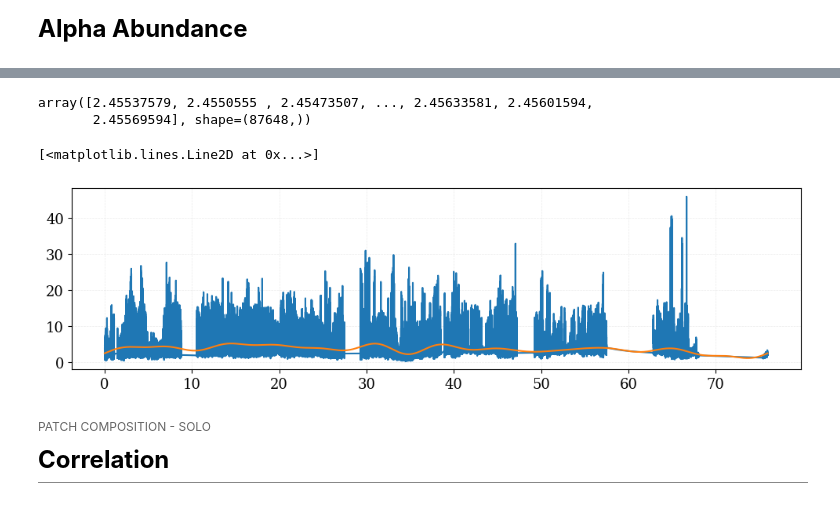
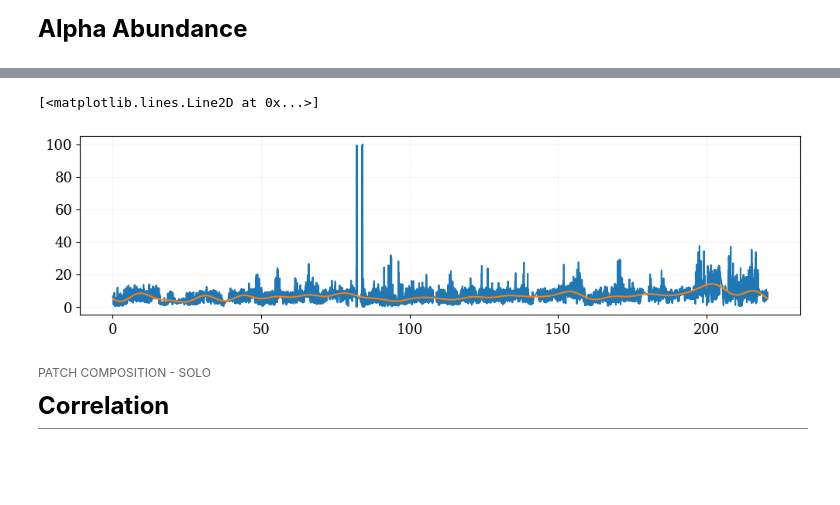
Before and after one commit to TristanVrg/patch-composition, a Jupyter notebook: Analysis/patch-solo.ipynb, the cells around one changed output, grey strips where cells are left out. Saved outputs shown, nothing was run; the diff lists cells and outputs as text; code cells hidden in the pictures; blank space fills up the shorter version.

```diff
--- a/Analysis/patch-solo.ipynb
+++ b/Analysis/patch-solo.ipynb
@@ -226,6 +227,8 @@ Fourier Analysis
 </p>
 
 </div>
+# %%
+f_cut = 9.3e-2
 # %% [markdown]
 <div style="
     font-family: 'Times New Roman', serif;
@@ -310,2 +313,15 @@ from f_patch import _read_velocirap_file, resample_dataframe
 # %%
-data = _read_velocirap_file(start_SOLO, stop_SOLO)
+velocirap = False
+
+if velocirap:
+    data = _read_velocirap_file(start_SOLO, stop_SOLO)
+    data_res = resample_dataframe(data, data_solo.index)
+
+else:
+    l3_path = spz.inventories.data_tree.amda.DerivedParameters
+    Na = spz.get_data(l3_path.pas_na_nomag, start_SOLO, stop_SOLO).to_dataframe()
+    Np = spz.get_data(l3_path.pas_np_nomag, start_SOLO, stop_SOLO).to_dataframe()
+    data = pd.concat([Np, Na],axis=1)
+    data_res = resample_dataframe(data, data_solo.index)
+
+data_res
@@ -346,7 +342,12 @@ data_res
 # %%
-alpha_abundance_SOLO = (data_res['Na'] / (data_res['Na'] + data_res['Np'])) * 100
-alpha_percent = pd.DataFrame(alpha_abundance_SOLO)
-alpha_percent.columns = ["a_percent"]
+if velocirap:
+    alpha_abundance_SOLO = (data_res['Na'] / (data_res['Na'] + data_res['Np'])) * 100
+    alpha_percent = pd.DataFrame(alpha_abundance_SOLO)
+    alpha_percent.columns = ["a_percent"]
+else:
+    alpha_abundance_SOLO = (data_res['PAS alpha density'] / (data_res['PAS alpha density'] + data_res['PAS Proton Density'])) * 100
+    alpha_percent = pd.DataFrame(alpha_abundance_SOLO)
+    alpha_percent.columns = ["a_percent"]
 # %%
 alpha_percent.loc[np.isnan(alpha_percent['a_percent']), "a_percent"] = np.mean(alpha_percent['a_percent'])
 
@@ -376,19 +377,16 @@ plt.show()
 # %%
-fft_a_percent[14:] = 0.0
+idx_cut_a_percent = np.argmin(np.abs(freq_a_percent - f_cut))
+
+fft_a_percent[idx_cut_a_percent:] = 0.0
-# %%
-filter_data_a_percent
-# %% [output]
-array([2.45537579, 2.4550555 , 2.45473507, ..., 2.45633581, 2.45601594,
-       2.45569594], shape=(87648,))
 # %%
 filter_data_a_percent = np.fft.irfft(fft_a_percent)
 fig, ax = plt.subplots(figsize=(12, 3))
 ax.plot(s_solo_new, a_percent_new)
-ax.plot(s_solo_new, filter_data_a_percent)
+ax.plot(s_solo_new[:-1], filter_data_a_percent)
 #ax.set_ylim(150, None)
 # %% [output]
 [<matplotlib.lines.Line2D at 0x...>]
-[figure, old version]
+[figure, new version]
 # %% [markdown]
 <div style="
     font-family: 'Times New Roman', serif;
```
Also changed, not shown: parts of 18 cells of this notebook, 3 other files.
